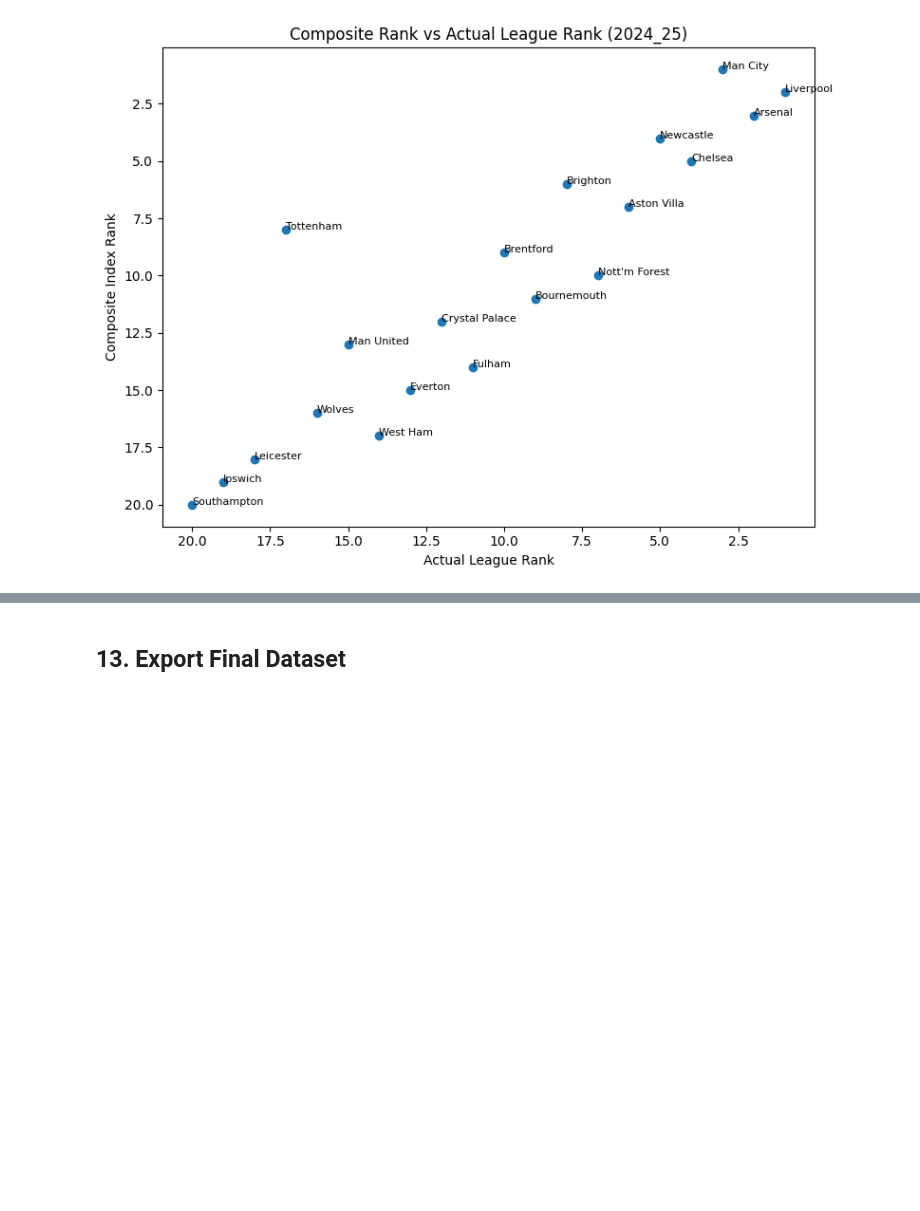
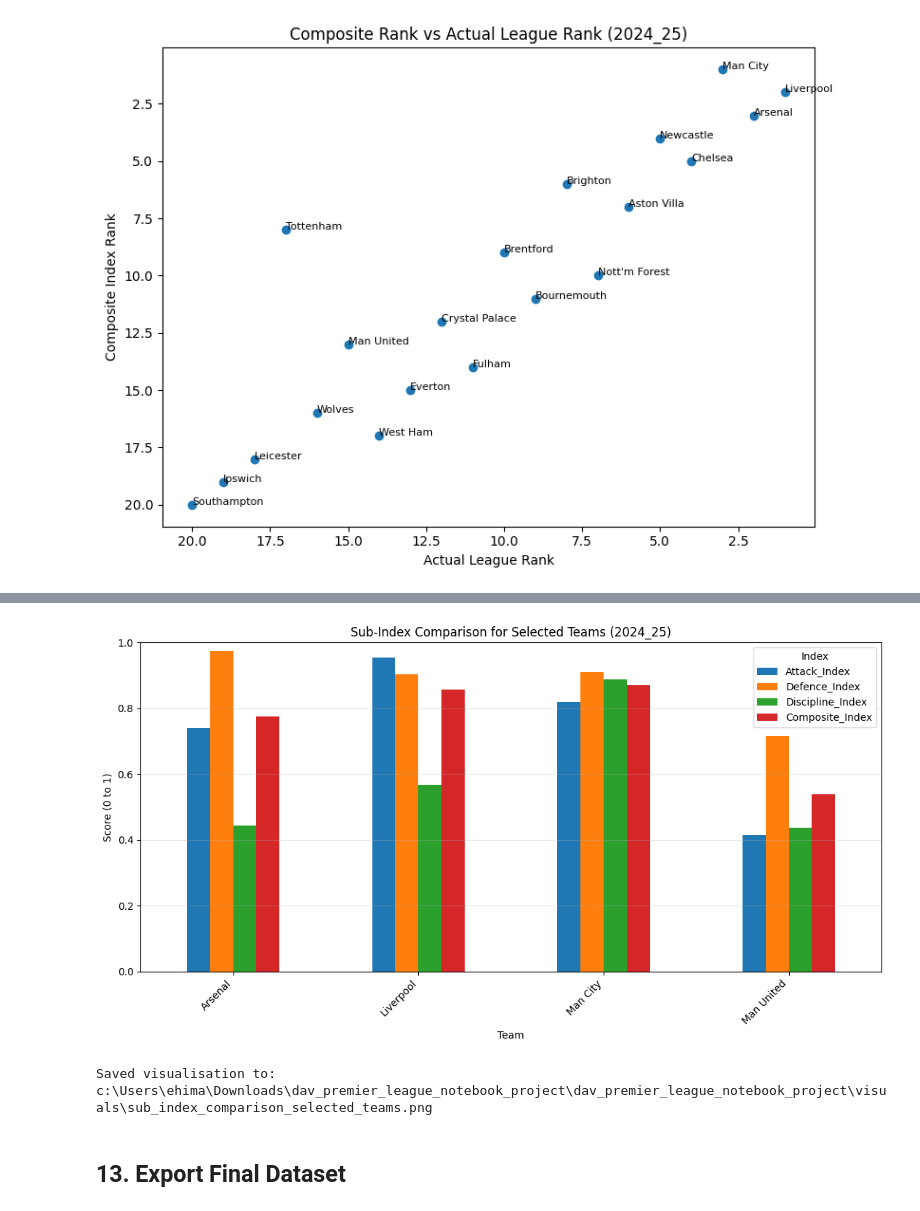
Before and after one commit to MichaelAtagamen/premier-league-performance-index, a Jupyter notebook: notebooks/01_premier_league_index.ipynb, the cells around one changed output, grey strips where cells are left out. Cells and saved outputs as stored; diff of their text form; code cells hidden in the pictures; blank space fills up the shorter version.

```diff
--- a/notebooks/01_premier_league_index.ipynb
+++ b/notebooks/01_premier_league_index.ipynb
@@ -580,0 +661,17 @@ plt.show()
+# %%
+# Visual 7: Sub-Index Comparison for Selected Teams
+
+import pandas as pd
+import matplotlib.pyplot as plt
+
+# Load the processed team-season index dataset
+team_season_df = pd.read_csv(PROCESSED_DIR / "team_season_index.csv")
+
+print("Columns available:")
+print(team_season_df.columns.tolist())
+
+latest_season = team_season_df["Season"].max()
+latest_df = team_season_df[team_season_df["Season"] == latest_season].copy()
+
+print("Teams available in latest season:")
+print(sorted(latest_df["Team"].unique()))
@@ -581,3 +683,42 @@ plt.show()
+# %%
+# Create Sub-Index Comparison for Selected Teams
+
+selected_teams = ["Man United", "Arsenal", "Liverpool", "Man City"]
+
+comparison_df = latest_df[latest_df["Team"].isin(selected_teams)].copy()
+
+# If the exact names do not match, fall back to the top 4 teams by composite index
+if comparison_df.empty or comparison_df["Team"].nunique() < 2:
+    comparison_df = latest_df.sort_values("Composite_Index", ascending=False).head(4).copy()
+
+comparison_columns = [
+    "Attack_Index",
+    "Defence_Index",
+    "Discipline_Index",
+    "Composite_Index"
+]
+
+comparison_plot_df = comparison_df.set_index("Team")[comparison_columns]
+
+comparison_plot_df.plot(kind="bar", figsize=(11, 6))
+
+plt.title(f"Sub-Index Comparison for Selected Teams ({latest_season})")
+plt.xlabel("Team")
+plt.ylabel("Score (0 to 1)")
+plt.xticks(rotation=45, ha="right")
+plt.ylim(0, 1)
+plt.legend(title="Index")
+plt.grid(axis="y", alpha=0.3)
+
+output_path = VISUALS_DIR / "sub_index_comparison_selected_teams.png"
+plt.tight_layout()
+plt.savefig(output_path, dpi=300)
+plt.show()
+
+print(f"Saved visualisation to: {output_path}")
+# %% [output]
+[figure, added]
+Saved visualisation to: c:\Users\ehima\Downloads\dav_premier_league_notebook_project\dav_premier_league_notebook_project\visuals\sub_index_comparison_selected_teams.png
 # %% [markdown]
 ## 13. Export Final Dataset
 # %%
```
Also changed, not shown: parts of 5 cells of this notebook, 2 other files.
